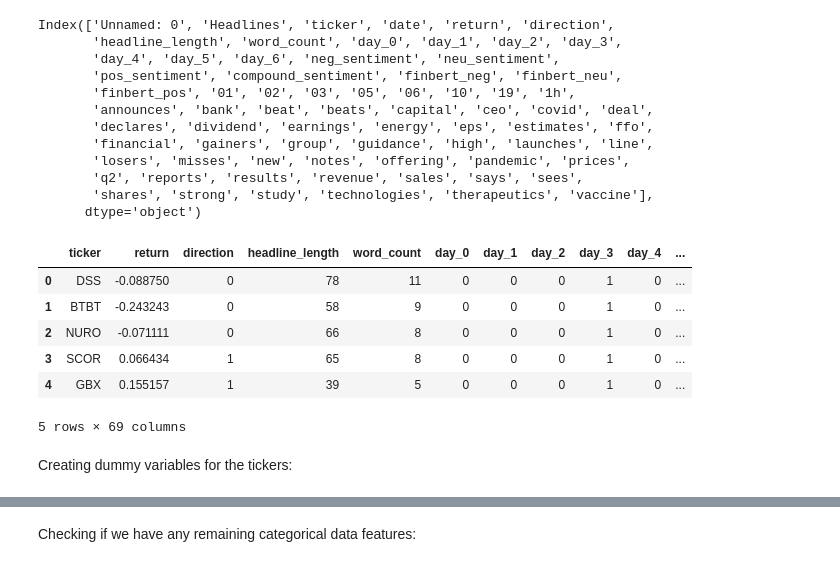
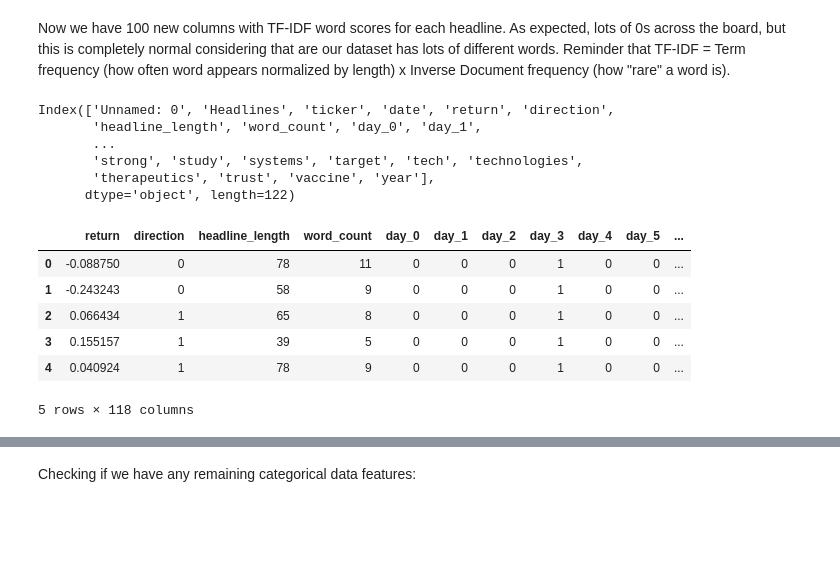
Before and after one commit to colleynsousa/NLPStockPriceNewsSentiment, a Jupyter notebook: Pre-processing.ipynb, the cells around one changed output, grey strips where cells are left out. Drawn from its saved outputs; the diff is of its cells as text; code cells hidden in the pictures; blank space fills up the shorter version.

```diff
--- a/Pre-processing.ipynb
+++ b/Pre-processing.ipynb
@@ -7,0 +33,8 @@ from sklearn.preprocessing import StandardScaler
+# %%
+#Adding date based features
+data['date']=pd.to_datetime(data['date'],errors='coerce')
+data['day_of_week']=data['date'].dt.dayofweek #Monday=0, Sunday=6
+day_dummies=pd.get_dummies(data['day_of_week'],prefix='day').astype(int) #need to convert to dummy variables for sake of NLP
+data=pd.concat([data,day_dummies],axis=1)
+data=data.drop('day_of_week',axis=1)
+data.head()
@@ -7,0 +52,4 @@ from sklearn.preprocessing import StandardScaler
+# %%
+analyzer=SentimentIntensityAnalyzer()
+data[['neg_sentiment', 'neu_sentiment', 'pos_sentiment', 'compound_sentiment']] = data['Headlines'].apply(lambda x: pd.Series(analyzer.polarity_scores(x)))
+data.head()
@@ -7,0 +65,14 @@ from sklearn.preprocessing import StandardScaler
+# %%
+#now doing the same thing but with "FinBERT", which is more financially geared sentiment scorer for text
+tokenizer=AutoTokenizer.from_pretrained("yiyanghkust/finbert-tone") #loading FinBERT model and tokenizer
+model=AutoModelForSequenceClassification.from_pretrained("yiyanghkust/finbert-tone")
+finbert_pipeline=pipeline("sentiment-analysis",model=model,tokenizer=tokenizer,return_all_scores=True) #pipeline for sentiment analysis
+#function to get FinBERT probabilities for one headline
+def finbert_probs(text):
+    result=finbert_pipeline(text)[0]
+    scores={f"finbert_{r['label'].lower()}": r['score'] for r in result}
+    return pd.Series(scores)
+
+data[['finbert_neg','finbert_neu','finbert_pos']]=data['Headlines'].apply(finbert_probs) #apply to all data
+
+data.head()
@@ -7,0 +90,13 @@ from sklearn.preprocessing import StandardScaler
+# %%
+#now doing some TFIDF stuff - extracting numerical features from headline text by converting important words into TFIDF scores
+tfidf=TfidfVectorizer(max_features=100,stop_words='english') #limiting to the top 100 words, and not including stop words which might dominate in terms of frequency
+X_tfidf=tfidf.fit_transform(data['Headlines']) #convert each headline into a vector of TFIDF scores corresponding to top 100 words
+tfidf_df=pd.DataFrame(X_tfidf.toarray(),columns=tfidf.get_feature_names_out(),index=data.index)
+data=pd.concat([data,tfidf_df],axis=1)
+
+#display these new columns, putting most important words at the front
+tfidf_cols=tfidf_df.columns
+avg_tfidf=tfidf_df[tfidf_cols].mean().sort_values(ascending=False)
+top_words=avg_tfidf.index.tolist()
+display_cols=['Headlines'] + top_words[:10]
+data[display_cols].head(10)
@@ -8,28 +115,21 @@ from sklearn.preprocessing import StandardScaler
+# %% [markdown]
+Now we have 100 new columns with TF-IDF word scores for each headline. As expected, lots of 0s across the board, but this is completely normal considering that are our dataset has lots of different words. Reminder that TF-IDF = Term frequency (how often word appears normalized by length) x Inverse Document frequency (how "rare" a word is).
 # %%
 #Minor cleaning
-data=pd.read_csv('headlinesNLPdata.csv')
 print(data.columns)
-data=data.drop(labels=['Unnamed: 0','Headlines','date'], axis='columns')
+data=data.drop(labels=['Unnamed: 0','Headlines', 'ticker','date'], axis='columns')
 data.head()
 # %% [output]
 Index(['Unnamed: 0', 'Headlines', 'ticker', 'date', 'return', 'direction',
-       'headline_length', 'word_count', 'day_0', 'day_1', 'day_2', 'day_3',
-       'day_4', 'day_5', 'day_6', 'neg_sentiment', 'neu_sentiment',
-       'pos_sentiment', 'compound_sentiment', 'finbert_neg', 'finbert_neu',
-       'finbert_pos', '01', '02', '03', '05', '06', '10', '19', '1h',
-       'announces', 'bank', 'beat', 'beats', 'capital', 'ceo', 'covid', 'deal',
-       'declares', 'dividend', 'earnings', 'energy', 'eps', 'estimates', 'ffo',
-       'financial', 'gainers', 'group', 'guidance', 'high', 'launches', 'line',
-       'losers', 'misses', 'new', 'notes', 'offering', 'pandemic', 'prices',
-       'q2', 'reports', 'results', 'revenue', 'sales', 'says', 'sees',
-       'shares', 'strong', 'study', 'technologies', 'therapeutics', 'vaccine'],
-      dtype='object')
+       'headline_length', 'word_count', 'day_0', 'day_1',
+       ...
+       'strong', 'study', 'systems', 'target', 'tech', 'technologies',
+       'therapeutics', 'trust', 'vaccine', 'year'],
+      dtype='object', length=122)
-|  | ticker | return | direction | headline_length | word_count | day_0 | day_1 | day_2 | day_3 | day_4 | ... |
-| 0 | DSS | -0.088750 | 0 | 78 | 11 | 0 | 0 | 0 | 1 | 0 | ... |
-| 1 | BTBT | -0.243243 | 0 | 58 | 9 | 0 | 0 | 0 | 1 | 0 | ... |
-| 2 | NURO | -0.071111 | 0 | 66 | 8 | 0 | 0 | 0 | 1 | 0 | ... |
-| 3 | SCOR | 0.066434 | 1 | 65 | 8 | 0 | 0 | 0 | 1 | 0 | ... |
-| 4 | GBX | 0.155157 | 1 | 39 | 5 | 0 | 0 | 0 | 1 | 0 | ... |
+|  | return | direction | headline_length | word_count | day_0 | day_1 | day_2 | day_3 | day_4 | day_5 | ... |
+| 0 | -0.088750 | 0 | 78 | 11 | 0 | 0 | 0 | 1 | 0 | 0 | ... |
+| 1 | -0.243243 | 0 | 58 | 9 | 0 | 0 | 0 | 1 | 0 | 0 | ... |
+| 2 | 0.066434 | 1 | 65 | 8 | 0 | 0 | 0 | 1 | 0 | 0 | ... |
+| 3 | 0.155157 | 1 | 39 | 5 | 0 | 0 | 0 | 1 | 0 | 0 | ... |
+| 4 | 0.040924 | 1 | 78 | 9 | 0 | 0 | 0 | 1 | 0 | 0 | ... |
-5 rows × 69 columns
+5 rows × 118 columns
-# %% [markdown]
-Creating dummy variables for the tickers:
```
Also changed, not shown: parts of 27 cells of this notebook, 3 other files.
